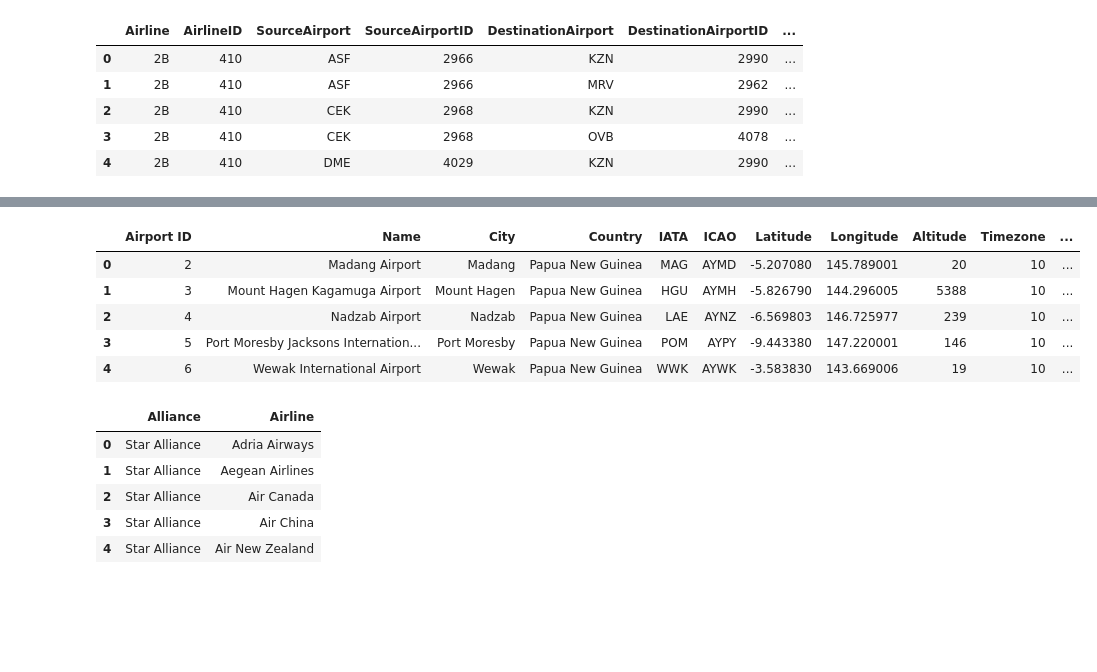
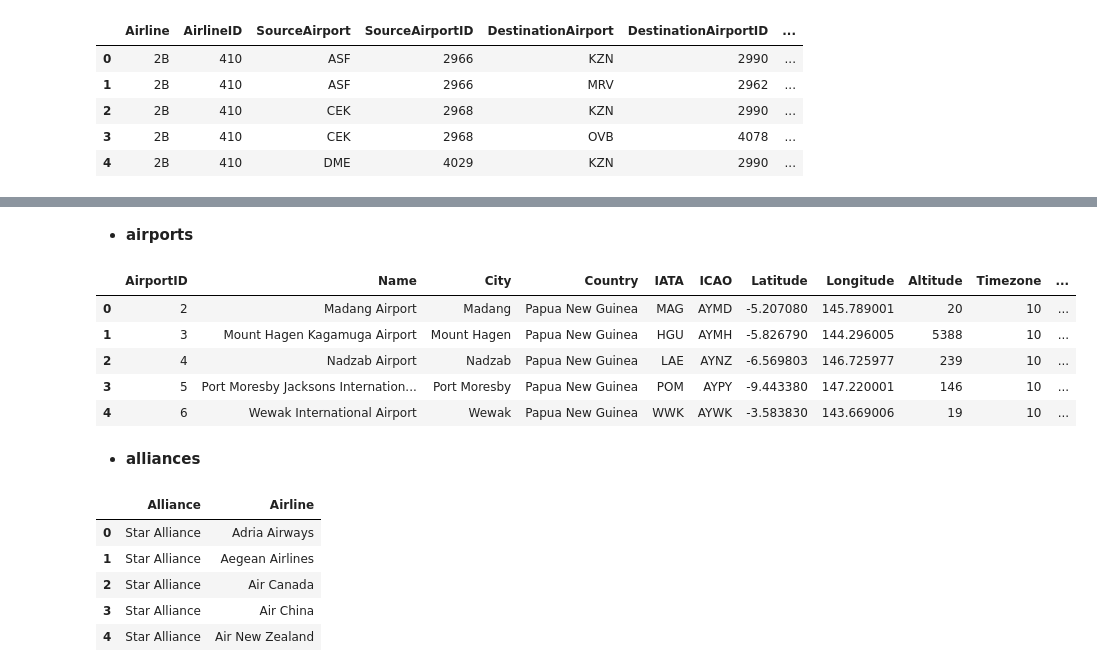
Before and after one commit to nicolasFontbonne/Project_ntds, a Jupyter notebook: main_nico.ipynb, the cells around one changed output, grey strips where cells are left out. Saved outputs shown, nothing was run; the diff lists cells and outputs as text; code cells hidden in the pictures; blank space fills up the shorter version.

```diff
--- a/main_nico.ipynb
+++ b/main_nico.ipynb
@@ -27,17 +37,21 @@ airlines.head()
 | 2 | 3 | 1Time Airline | \N | 1T | RNX | NEXTIME | South Africa | Y |
 | 3 | 4 | 2 Sqn No 1 Elementary Flying Trai... | \N | NaN | WYT | NaN | United Kingdom | N |
 | 4 | 5 | 213 Flight Unit | \N | NaN | TFU | NaN | Russia | N |
+# %% [markdown]
+* **airports**
 # %%
 airports = pd.read_csv('data/airports.dat', sep=',', encoding='utf-8')
-airports.columns = ['Airport ID', 'Name', 'City', 'Country',  'IATA', 'ICAO','Latitude','Longitude','Altitude', 'Timezone','DST', 'Tz database time zone', 'Type', 'Source']
+airports.columns = ['AirportID', 'Name', 'City', 'Country', 'IATA', 'ICAO','Latitude','Longitude','Altitude', 'Timezone','DST', 'TzdatabaseTimeZone', 'Type', 'Source']
 airports.head()
 # %% [output]
-|  | Airport ID | Name | City | Country | IATA | ICAO | Latitude | Longitude | Altitude | Timezone | ... |
+|  | AirportID | Name | City | Country | IATA | ICAO | Latitude | Longitude | Altitude | Timezone | ... |
 | 0 | 2 | Madang Airport | Madang | Papua New Guinea | MAG | AYMD | -5.207080 | 145.789001 | 20 | 10 | ... |
 | 1 | 3 | Mount Hagen Kagamuga Airport | Mount Hagen | Papua New Guinea | HGU | AYMH | -5.826790 | 144.296005 | 5388 | 10 | ... |
 | 2 | 4 | Nadzab Airport | Nadzab | Papua New Guinea | LAE | AYNZ | -6.569803 | 146.725977 | 239 | 10 | ... |
 | 3 | 5 | Port Moresby Jacksons Internation... | Port Moresby | Papua New Guinea | POM | AYPY | -9.443380 | 147.220001 | 146 | 10 | ... |
 | 4 | 6 | Wewak International Airport | Wewak | Papua New Guinea | WWK | AYWK | -3.583830 | 143.669006 | 19 | 10 | ... |
+# %% [markdown]
+* **alliances**
 # %%
 alliances = pd.read_csv('data/alliances.dat', sep=',', encoding='utf-8')
 alliances.head()
```
Also changed, not shown: parts of 20 cells of this notebook, 1 other file.
